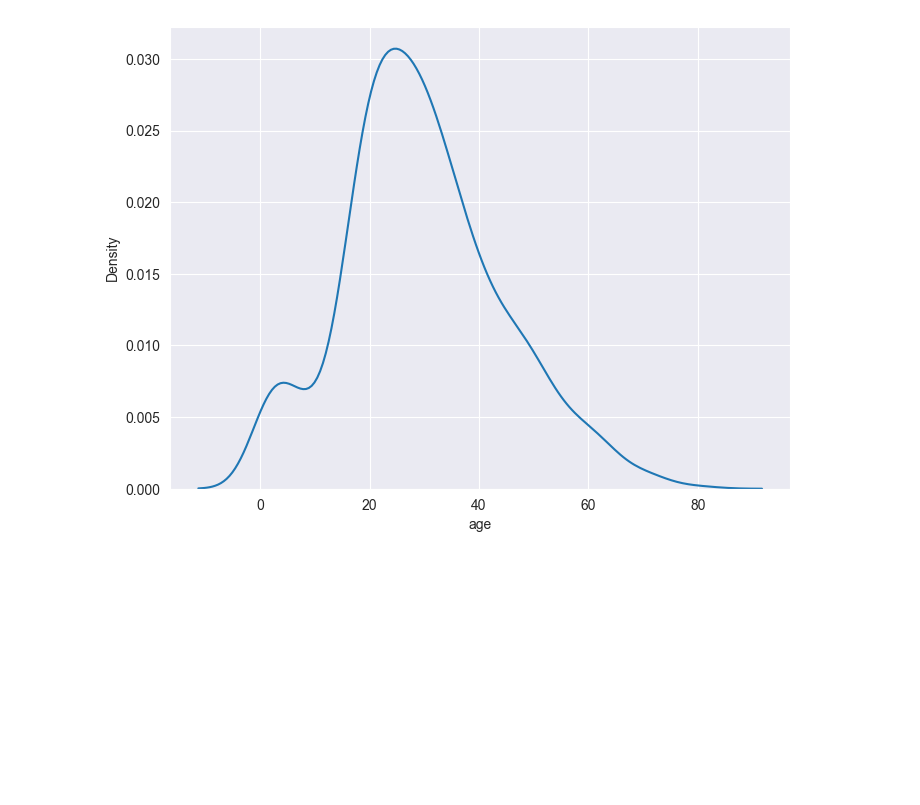
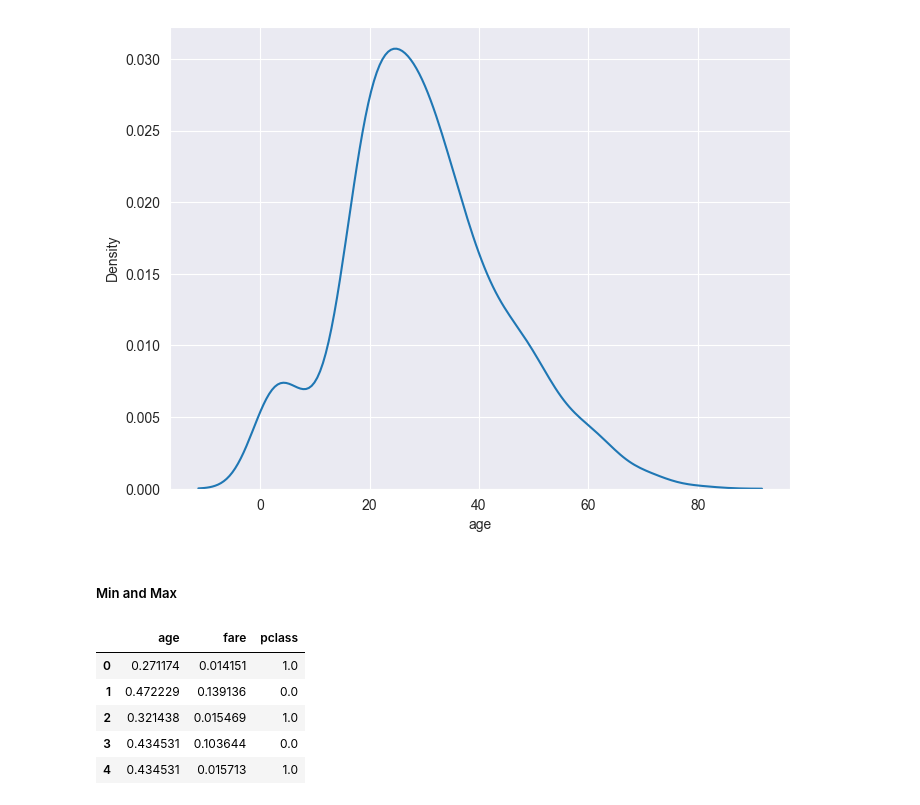
Before and after one commit to KennedyMungai/scikit-learn-intro, a Jupyter notebook: scikit_learn_intro.ipynb, the cells around one changed output. Drawn from its saved outputs; the diff is of its cells as text; code cells hidden in the pictures; blank space fills up the shorter version.

Commit message:
Added a code cel where the data is fit and scaled for min max

```diff
--- a/scikit_learn_intro.ipynb
+++ b/scikit_learn_intro.ipynb
@@ -58,3 +58,22 @@ sns.kdeplot(titanic_data['age'])
 # %% [output]
 <Axes: xlabel='age', ylabel='Density'>
 [figure]
+# %% [markdown]
+<h5>Min and Max</h5>
+# %%
+from sklearn.preprocessing import MinMaxScaler
+
+scaler = MinMaxScaler()
+scaler.fit(titanic_data)
+
+titanic_data_scaled = scaler.transform(titanic_data)
+
+titanic_data_scaled = pd.DataFrame(titanic_data_scaled, columns=titanic_data.columns)
+titanic_data_scaled.head()
+# %% [output]
+|  | age | fare | pclass |
+| 0 | 0.271174 | 0.014151 | 1.0 |
+| 1 | 0.472229 | 0.139136 | 0.0 |
+| 2 | 0.321438 | 0.015469 | 1.0 |
+| 3 | 0.434531 | 0.103644 | 0.0 |
+| 4 | 0.434531 | 0.015713 | 1.0 |
```
